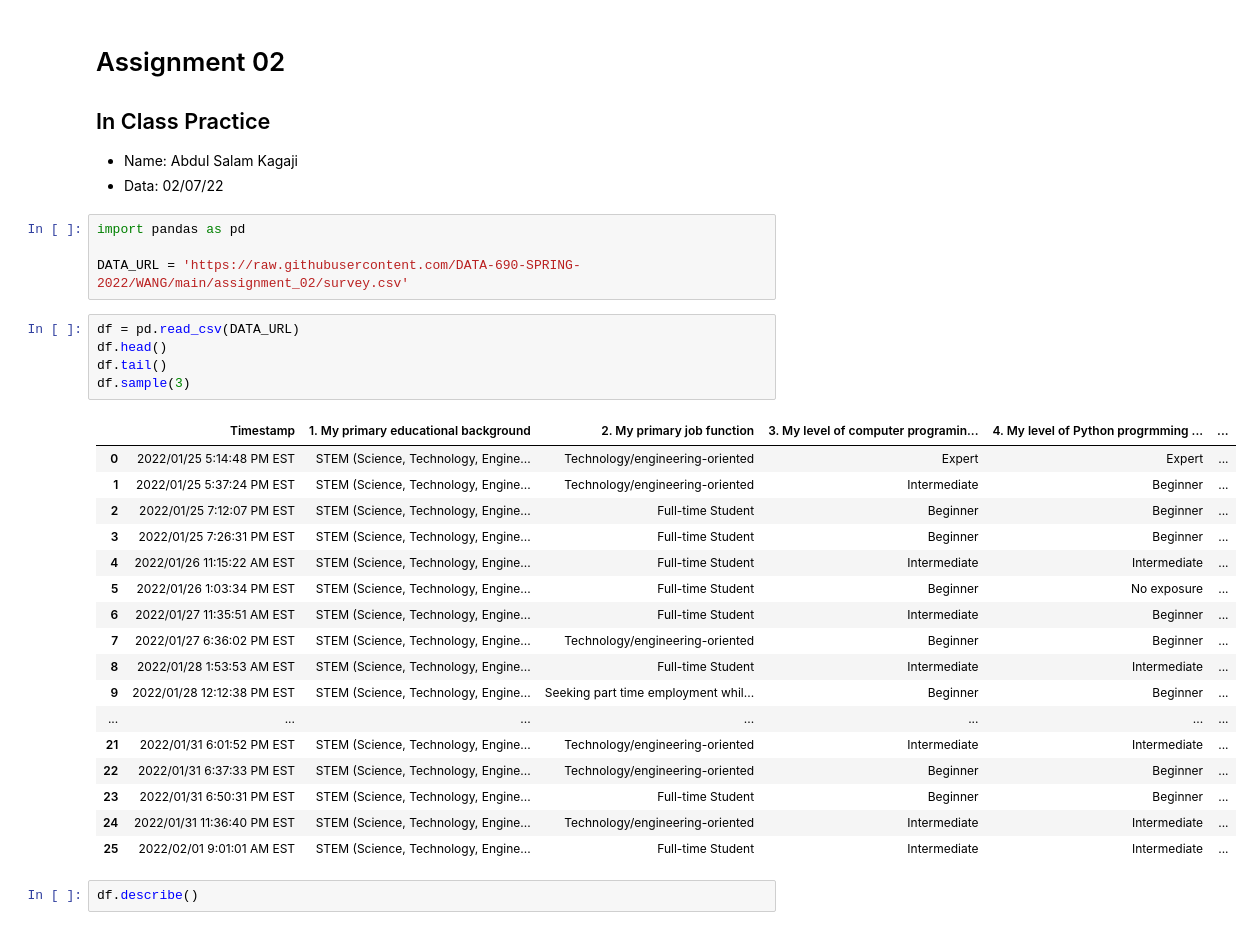
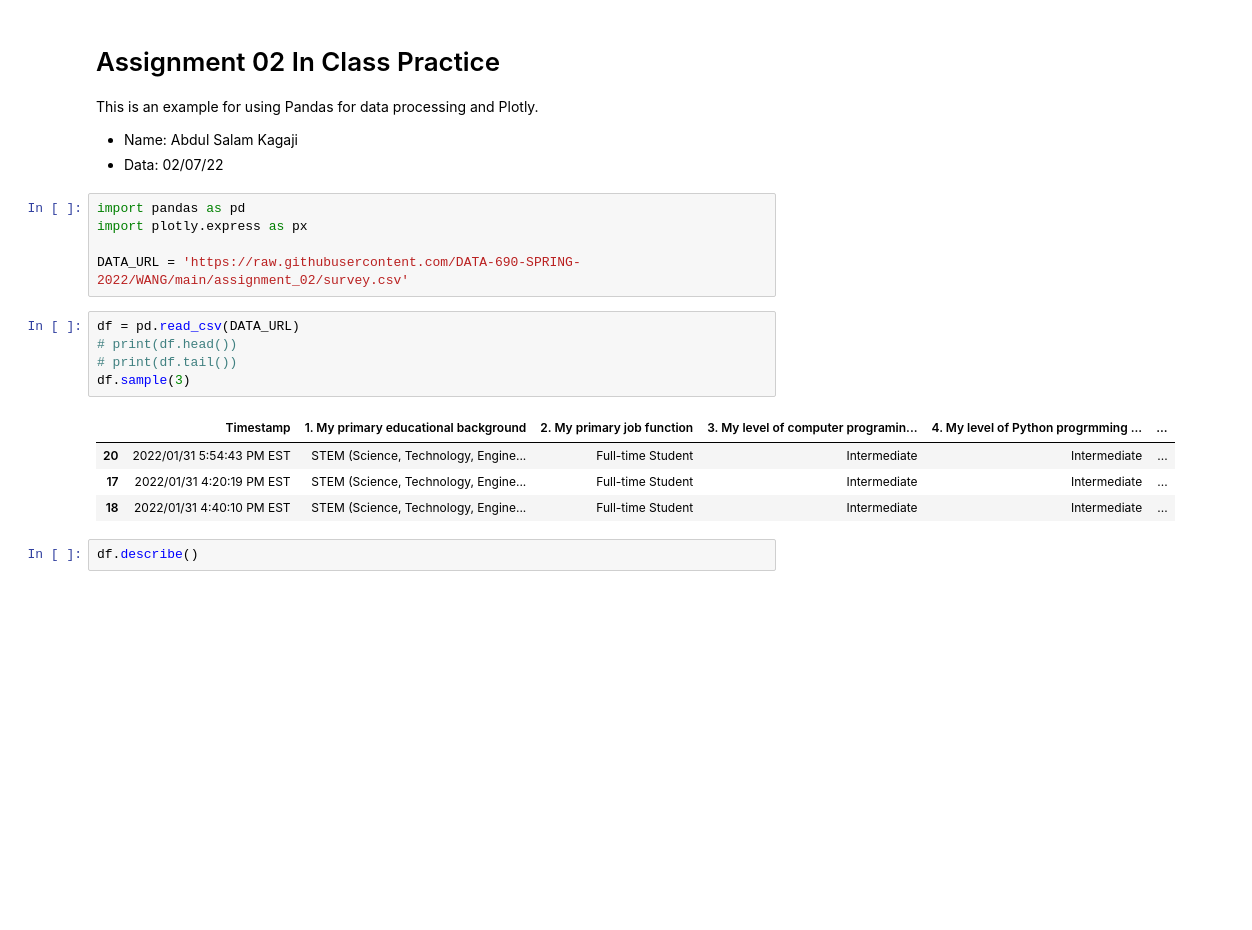
Before and after one commit to abdulSalamKagaji97/AbdulSalam_DATA690, a Jupyter notebook: Assignment_02/assignment_02_practice.ipynb, the cells around one changed output. Cells and saved outputs as stored; diff of their text form; blank space fills up the shorter version.

Commit message:
Introduction to pandas and plotly

```diff
--- a/Assignment_02/assignment_02_practice.ipynb
+++ b/Assignment_02/assignment_02_practice.ipynb
@@ -1,39 +1,27 @@
 # %% [markdown]
 <a href="https://colab.research.google.com/github/abdulSalamKagaji97/AbdulSalam_DATA690/blob/main/Assignment_02/assignment_02_practice.ipynb" target="_parent"><img src="https://colab.research.google.com/assets/colab-badge.svg" alt="Open In Colab"/></a>
 # %% [markdown]
-# Assignment 02
+# Assignment 02 In Class Practice
 
-## In Class Practice
+This is an example for using Pandas for data processing and Plotly.
 
 - Name: Abdul Salam Kagaji
 - Data: 02/07/22
 # %%
 import pandas as pd
+import plotly.express as px
 
 DATA_URL = 'https://raw.githubusercontent.com/DATA-690-SPRING-2022/WANG/main/assignment_02/survey.csv'
 # %%
 df = pd.read_csv(DATA_URL)
-df.head()
-df.tail()
+# print(df.head())
+# print(df.tail())
 df.sample(3)
 # %% [output]
 |  | Timestamp | 1. My primary educational background | 2. My primary job function | 3. My level of computer programin... | 4. My level of Python progrmming ... | ... |
-| 0 | 2022/01/25 5:14:48 PM EST | STEM (Science, Technology, Engine... | Technology/engineering-oriented | Expert | Expert | ... |
-| 1 | 2022/01/25 5:37:24 PM EST | STEM (Science, Technology, Engine... | Technology/engineering-oriented | Intermediate | Beginner | ... |
-| 2 | 2022/01/25 7:12:07 PM EST | STEM (Science, Technology, Engine... | Full-time Student | Beginner | Beginner | ... |
-| 3 | 2022/01/25 7:26:31 PM EST | STEM (Science, Technology, Engine... | Full-time Student | Beginner | Beginner | ... |
-| 4 | 2022/01/26 11:15:22 AM EST | STEM (Science, Technology, Engine... | Full-time Student | Intermediate | Intermediate | ... |
-| 5 | 2022/01/26 1:03:34 PM EST | STEM (Science, Technology, Engine... | Full-time Student | Beginner | No exposure | ... |
-| 6 | 2022/01/27 11:35:51 AM EST | STEM (Science, Technology, Engine... | Full-time Student | Intermediate | Beginner | ... |
-| 7 | 2022/01/27 6:36:02 PM EST | STEM (Science, Technology, Engine... | Technology/engineering-oriented | Beginner | Beginner | ... |
-| 8 | 2022/01/28 1:53:53 AM EST | STEM (Science, Technology, Engine... | Full-time Student | Intermediate | Intermediate | ... |
-| 9 | 2022/01/28 12:12:38 PM EST | STEM (Science, Technology, Engine... | Seeking part time employment whil... | Beginner | Beginner | ... |
-| ... | ... | ... | ... | ... | ... | ... |
-| 21 | 2022/01/31 6:01:52 PM EST | STEM (Science, Technology, Engine... | Technology/engineering-oriented | Intermediate | Intermediate | ... |
-| 22 | 2022/01/31 6:37:33 PM EST | STEM (Science, Technology, Engine... | Technology/engineering-oriented | Beginner | Beginner | ... |
-| 23 | 2022/01/31 6:50:31 PM EST | STEM (Science, Technology, Engine... | Full-time Student | Beginner | Beginner | ... |
-| 24 | 2022/01/31 11:36:40 PM EST | STEM (Science, Technology, Engine... | Technology/engineering-oriented | Intermediate | Intermediate | ... |
-| 25 | 2022/02/01 9:01:01 AM EST | STEM (Science, Technology, Engine... | Full-time Student | Intermediate | Intermediate | ... |
+| 20 | 2022/01/31 5:54:43 PM EST | STEM (Science, Technology, Engine... | Full-time Student | Intermediate | Intermediate | ... |
+| 17 | 2022/01/31 4:20:19 PM EST | STEM (Science, Technology, Engine... | Full-time Student | Intermediate | Intermediate | ... |
+| 18 | 2022/01/31 4:40:10 PM EST | STEM (Science, Technology, Engine... | Full-time Student | Intermediate | Intermediate | ... |
 # %%
 df.describe()
 # %% [output]
```
Also changed, not shown: parts of 6 cells of this notebook.
